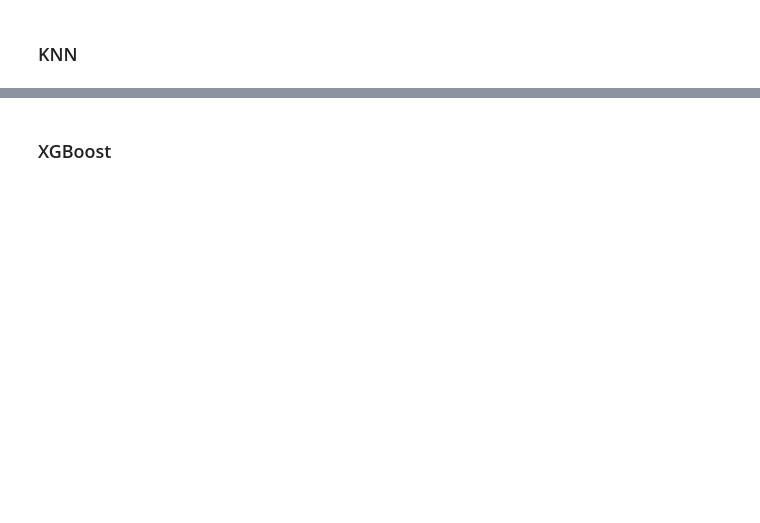
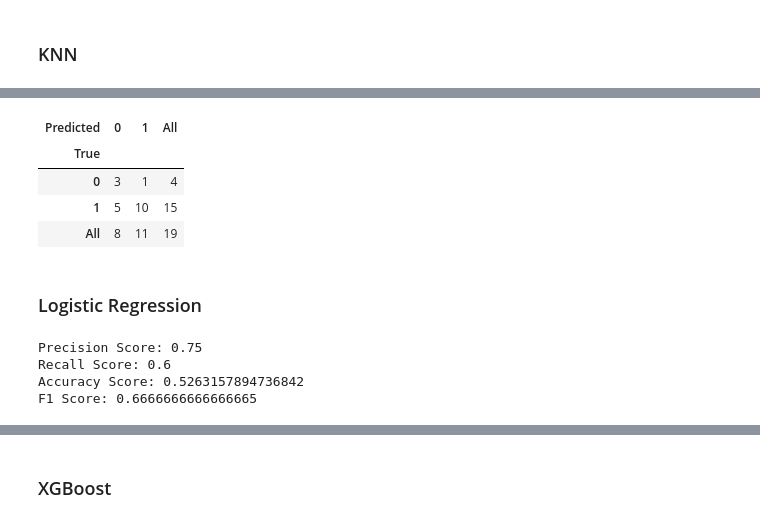
Before and after one commit to JonBebi/TrailerProphet, a Jupyter notebook: Twint.ipynb, the cells around one changed output, grey strips where cells are left out. Drawn from its saved outputs; the diff is of its cells as text; code cells hidden in the pictures; blank space fills up the shorter version.

```diff
--- a/Twint.ipynb
+++ b/Twint.ipynb
@@ -751,2 +762,14 @@ F1 Score: 0.8275862068965518
+# %%
+# Confusion matrix
+
+pd.crosstab(y_test, y_pred, rownames=['True'], colnames=['Predicted'], margins=True)
+# %% [output]
+| Predicted | 0 | 1 | All |
+| True |  |  |  |
+| 0 | 3 | 1 | 4 |
+| 1 | 5 | 10 | 15 |
+| All | 8 | 11 | 19 |
 # %%
 # find_best_k(X_train, y_train, X_test, y_test)
+# %% [markdown]
+### Logistic Regression
@@ -752,0 +780,7 @@ F1 Score: 0.8275862068965518
+# %%
+print_metrics(y_test, y_pred)
+# %% [output]
+Precision Score: 0.75
+Recall Score: 0.6
+Accuracy Score: 0.5263157894736842
+F1 Score: 0.6666666666666665
```
Also changed, not shown: parts of 14 cells of this notebook.
